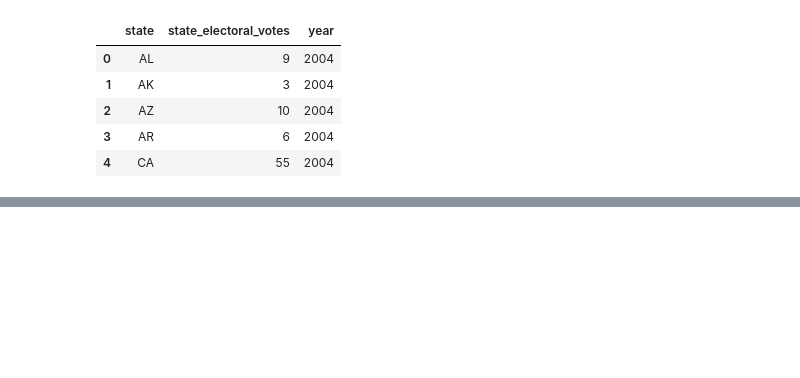
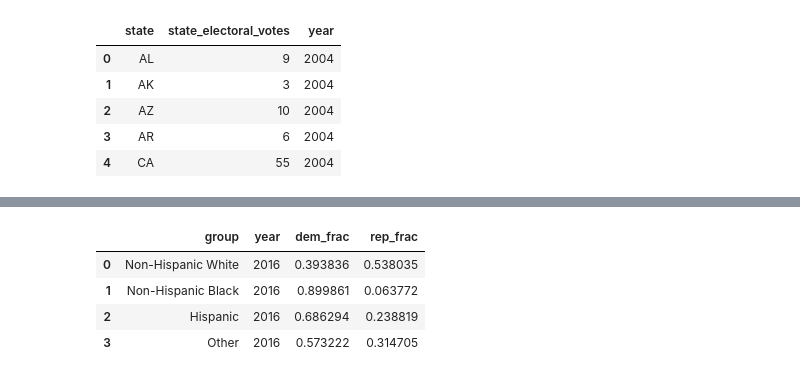
Before and after one commit to psthomas/election-vis, a Jupyter notebook: voting_national.ipynb, the cells around one changed output, grey strips where cells are left out. Cells and saved outputs as stored; diff of their text form; code cells hidden in the pictures; blank space fills up the shorter version.

Commit message:
Process, output race data

```diff
--- a/voting_national.ipynb
+++ b/voting_national.ipynb
@@ -401,0 +431,56 @@ state_df.to_csv('./US_State_Level_Presidential_Results_04-16.csv', index=False)
+# %%
+## Calculate 2016 Democratic Margin By Race
+## source: ANES 2016 time series study:
+## http://www.electionstudies.org/studypages/anes_timeseries_2016/anes_timeseries_2016.htm
+
+anes_df = pd.read_csv('./data/anes/anes_timeseries_2016/anes_timeseries_2016_rawdata.txt',
+                      sep='|')
+
+columns = ['V160102', 'V161310x', 'V162058x']
+labels = ['weight_postfull', 'group', 'party']
+
+anes_df = anes_df[columns]
+anes_df.rename(columns=dict(zip(columns, labels)), inplace=True)
+
+anes_df = anes_df[anes_df['party'].isin([10,11,12])]  #Filter out nonvoters
+
+group_df = anes_df.groupby(['group', 'party']).agg({'weight_postfull':'sum'})
+group_df = group_df.unstack(level=-1)
+group_df.columns = group_df.columns.droplevel(0)
+group_df = group_df.rename_axis(None, axis=1)
+
+group_df.loc[6] = group_df.loc[[3,4,6,-9]].sum()  #Include nonresponders in other, -9
+rows = [1,2,5,6]
+races = ['Non-Hispanic White', 'Non-Hispanic Black', 'Hispanic', 'Other']
+group_df.rename(index=dict(zip(rows,races)), inplace=True)
+group_df = group_df.loc[races]
+
+group_df.reset_index(inplace=True)
+group_df['total'] = group_df[[10,11,12]].sum(axis=1)
+group_df.rename(columns={10:'d',11:'r',12:'o'}, inplace=True)
+
+group_df['dem_frac'] = group_df['d']/group_df['total']
+group_df['rep_frac'] = group_df['r']/group_df['total']
+group_df['other_frac'] = group_df['o']/group_df['total']
+#group_df['dem_margin'] = group_df['dem_frac'] - group_df['rep_frac']
+
+group_df['year'] = 2016
+group_df = group_df[['group','year','dem_frac', 'rep_frac']]
+group_df
+
+#['dem_frac', 'rep_frac', 'year', 'group']
+
+# What do you need? turnout, electorate frac
+
+#This is where you could calculate dem_frac, rep_frac and fraction of electorate for each race as well
+#if you wanted.  But you're getting that data from the Census Bureau for now, you just need
+#the party choice by race.
+
+#You could also look at the intended choice of nonvoters, which would be interesting to look
+#at because it would show what party increased turnout would go towards.
+# %% [output]
+|  | group | year | dem_frac | rep_frac |
+| 0 | Non-Hispanic White | 2016 | 0.393836 | 0.538035 |
+| 1 | Non-Hispanic Black | 2016 | 0.899861 | 0.063772 |
+| 2 | Hispanic | 2016 | 0.686294 | 0.238819 |
+| 3 | Other | 2016 | 0.573222 | 0.314705 |
```
Also changed, not shown: parts of 5 cells of this notebook.
